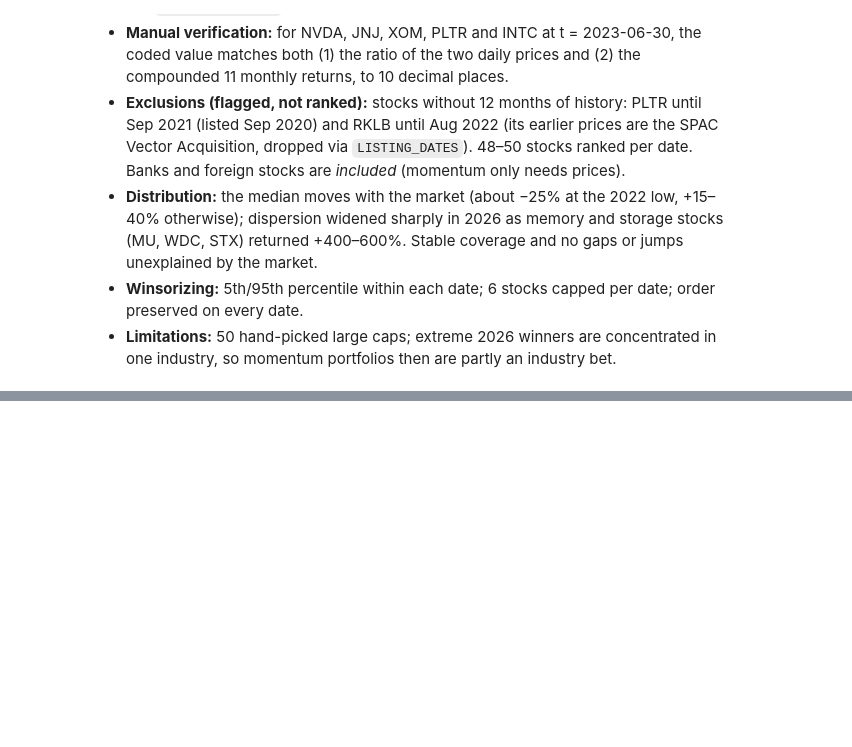
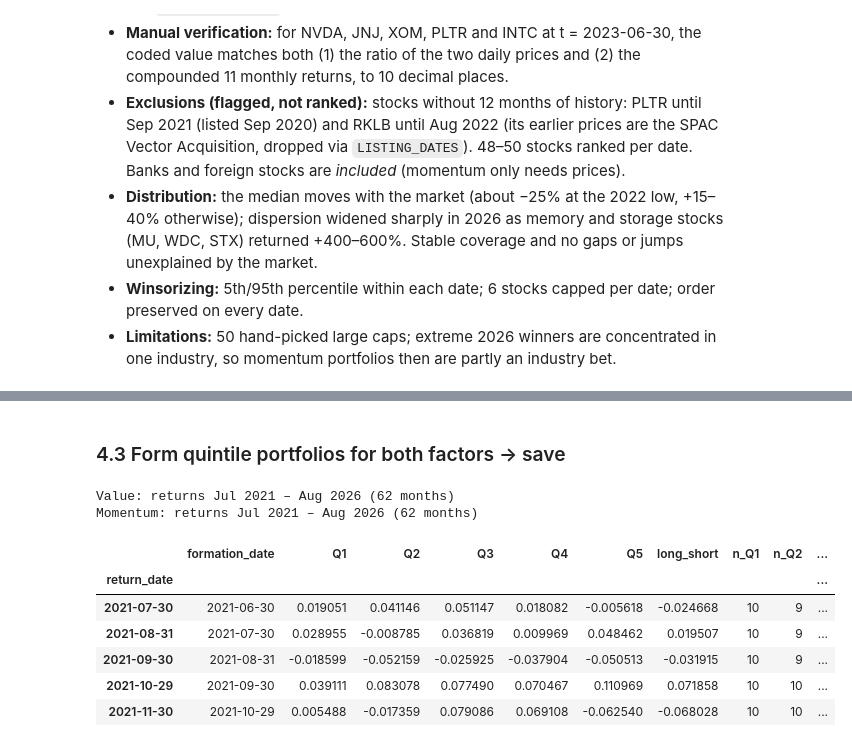
Before and after one commit to jialucharlottewu/LendoCapital, a Jupyter notebook: notebooks/week2/factor_value_momentum.ipynb, the cells around one changed output, grey strips where cells are left out. Saved outputs shown, nothing was run; the diff lists cells and outputs as text; code cells hidden in the pictures; blank space fills up the shorter version.

```diff
--- a/notebooks/week2/factor_value_momentum.ipynb
+++ b/notebooks/week2/factor_value_momentum.ipynb
@@ -547,0 +635,14 @@ for d in ["2021-12-31", "2022-12-30", "2023-12-29", "2024-12-31", "2025-12-31",
+# %%
+import os
+from factor_utils import forward_returns, carry_forward_signal, form_quintile_portfolios
+
+PORTFOLIOS = "../../data/portfolios"
+os.makedirs(PORTFOLIOS, exist_ok=True)
+
+fwd = forward_returns(me_prices)
+
+# Spot check: NVDA's July 2023 return, from the table and from raw daily prices
+px = prices[prices["ticker"] == "NVDA"].set_index("date")["adj_close"]
+print("from table:", round(fwd.loc["2023-06-30", "NVDA"], 6),
+      "| by hand:", round(px.loc["2023-07-31"] / px.loc["2023-06-30"] - 1, 6))
+fwd.iloc[-3:, :6]      # last row is NaN: August 2026 has no following month yet
@@ -547,0 +659,6 @@ for d in ["2021-12-31", "2022-12-30", "2023-12-29", "2024-12-31", "2025-12-31",
+# %%
+value_monthly = carry_forward_signal(value_signals, [d for d in me_prices.index if d >= pd.Timestamp("2021-06-30")])
+momentum_monthly = momentum_signals.rename(columns={"rebalance_date": "date"})
+
+(value_monthly.groupby("date")["rebalance_date"].first()
+ .rename("value ranking used").iloc[[0, 1, 11, 12, 13, -1]].to_frame())
@@ -547,0 +674,26 @@ for d in ["2021-12-31", "2022-12-30", "2023-12-29", "2024-12-31", "2025-12-31",
+# %% [markdown]
+### 4.3 Form quintile portfolios for both factors → save
+# %%
+value_ret, value_hold = form_quintile_portfolios(value_monthly, fwd, score_col="rank_pct",
+                                                  tiebreak_col="bm", long_high=True)
+mom_ret, mom_hold = form_quintile_portfolios(momentum_monthly, fwd, score_col="rank_pct",
+                                              tiebreak_col="mom", long_high=True)
+
+value_ret.to_csv(f"{PORTFOLIOS}/value_quintile_returns.csv")
+mom_ret.to_csv(f"{PORTFOLIOS}/momentum_quintile_returns.csv")
+value_hold.to_csv(f"{PORTFOLIOS}/value_holdings.csv", index=False)
+mom_hold.to_csv(f"{PORTFOLIOS}/momentum_holdings.csv", index=False)
+
+for name, r in [("Value", value_ret), ("Momentum", mom_ret)]:
+    print(f"{name}: returns {r.index.min():%b %Y} – {r.index.max():%b %Y} ({len(r)} months)")
+mom_ret.head()
+# %% [output]
+Value: returns Jul 2021 – Aug 2026 (62 months)
+Momentum: returns Jul 2021 – Aug 2026 (62 months)
+|  | formation_date | Q1 | Q2 | Q3 | Q4 | Q5 | long_short | n_Q1 | n_Q2 | ... |
+| return_date |  |  |  |  |  |  |  |  |  | ... |
+| 2021-07-30 | 2021-06-30 | 0.019051 | 0.041146 | 0.051147 | 0.018082 | -0.005618 | -0.024668 | 10 | 9 | ... |
+| 2021-08-31 | 2021-07-30 | 0.028955 | -0.008785 | 0.036819 | 0.009969 | 0.048462 | 0.019507 | 10 | 9 | ... |
+| 2021-09-30 | 2021-08-31 | -0.018599 | -0.052159 | -0.025925 | -0.037904 | -0.050513 | -0.031915 | 10 | 9 | ... |
+| 2021-10-29 | 2021-09-30 | 0.039111 | 0.083078 | 0.077490 | 0.070467 | 0.110969 | 0.071858 | 10 | 10 | ... |
+| 2021-11-30 | 2021-10-29 | 0.005488 | -0.017359 | 0.079086 | 0.069108 | -0.062540 | -0.068028 | 10 | 10 | ... |
```
Also changed, not shown: parts of 20 cells of this notebook, 8 other files.
